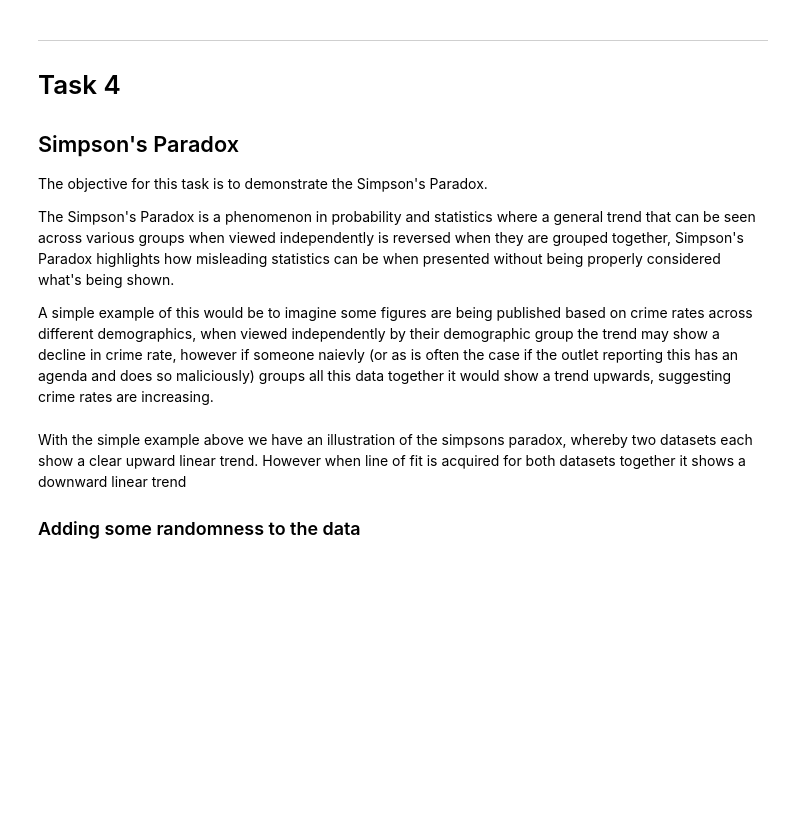
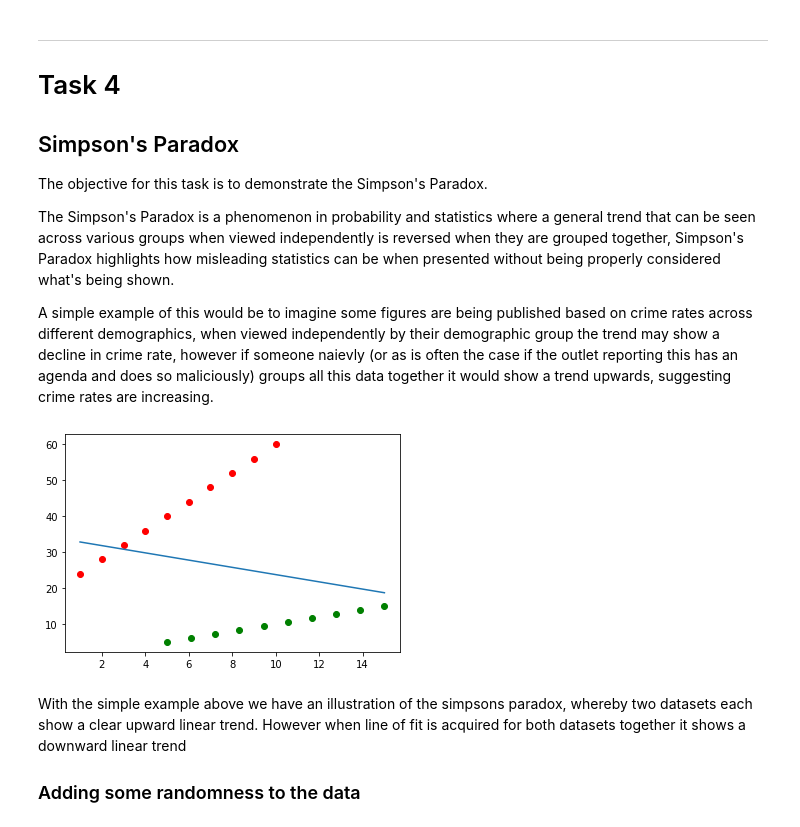
Before and after one commit to itskeithstudent/Fundamentals-Of-Data-Analysis-52446-Tasks, a Jupyter notebook: Tasks.ipynb, the cells around one changed output. Cells and saved outputs as stored; diff of their text form; code cells hidden in the pictures; blank space fills up the shorter version.

```diff
--- a/Tasks.ipynb
+++ b/Tasks.ipynb
@@ -485,9 +487,10 @@ y1y2 = np.concatenate((y1,y2), axis=None)
 # %%
 plt.scatter(x1,y1, color='r')
 plt.scatter(x2,y2, color='g')
-print(np.poly1d(np.polyfit(x1x2, y1y2, 1))(np.unique(x1x2)))
-m,b = np.polyfit(x1x2,y1y2,1) #as shown by Ian in video on 'Fitting Lines'
-plt.plot(np.unique(x1x2), m*np.unique(x1x2)+b);
+m,c = np.polyfit(x1x2,y1y2,1) #as shown by Ian in video on 'Fitting Lines'
+plt.plot(np.unique(x1x2), m*np.unique(x1x2)+c);
+# %% [output]
+[figure, added]
 # %% [markdown]
 With the simple example above we have an illustration of the simpsons paradox, whereby two datasets each show a clear upward linear trend. However when line of fit is acquired for both datasets together it shows a downward linear trend
 
```
Also changed, not shown: parts of 24 cells of this notebook.
